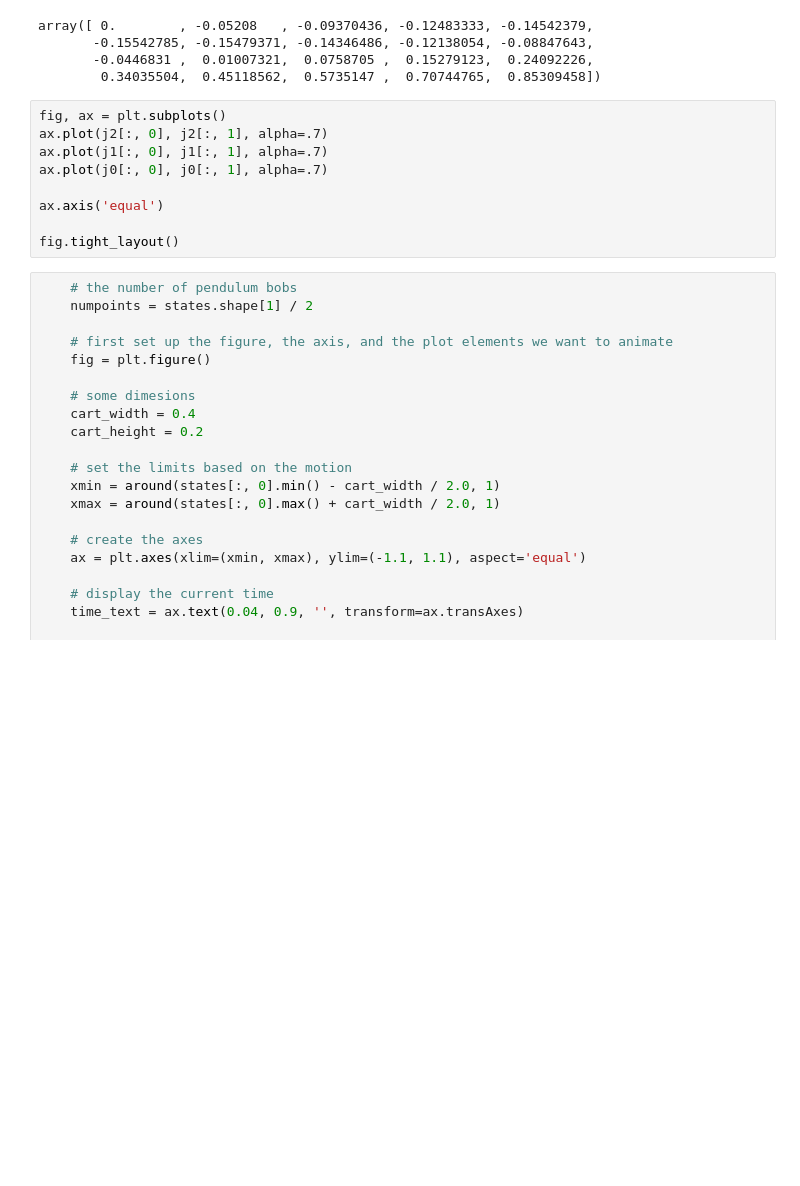
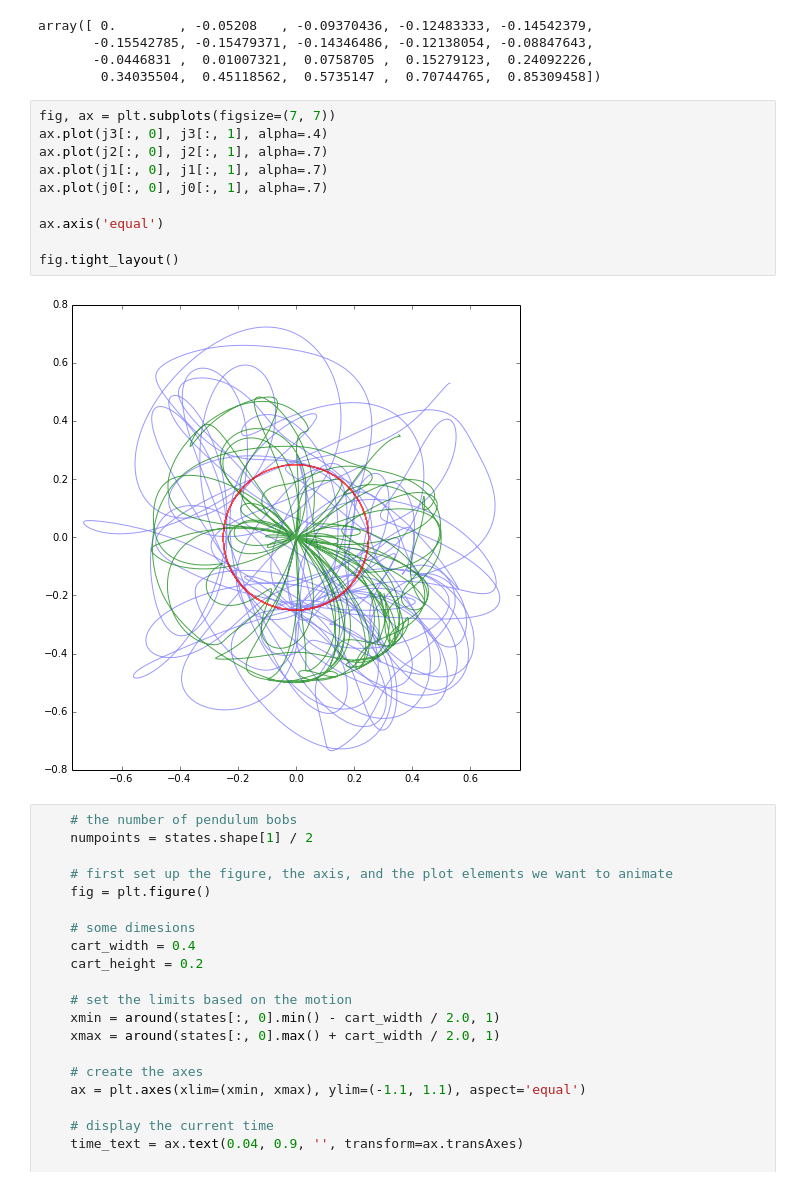
Before and after one commit to isaacyeaton/snaketurn, a Jupyter notebook: 3 link snake - fixed head.ipynb, the cells around one changed output. Cells and saved outputs as stored; diff of their text form; blank space fills up the shorter version.

```diff
--- a/3 link snake - fixed head.ipynb
+++ b/3 link snake - fixed head.ipynb
@@ -406,14 +436,17 @@ array([ 0.        , -0.05208   , -0.09370436, -0.12483333, -0.14542379,
        -0.0446831 ,  0.01007321,  0.0758705 ,  0.15279123,  0.24092226,
         0.34035504,  0.45118562,  0.5735147 ,  0.70744765,  0.85309458])
 # %%
-fig, ax = plt.subplots()
+fig, ax = plt.subplots(figsize=(7, 7))
+ax.plot(j3[:, 0], j3[:, 1], alpha=.4)
 ax.plot(j2[:, 0], j2[:, 1], alpha=.7)
 ax.plot(j1[:, 0], j1[:, 1], alpha=.7)
 ax.plot(j0[:, 0], j0[:, 1], alpha=.7)
 
 ax.axis('equal')
 
 fig.tight_layout()
+# %% [output]
+[figure, added]
 # %%
     # the number of pendulum bobs
     numpoints = states.shape[1] / 2
```
Also changed, not shown: parts of 16 cells of this notebook.
